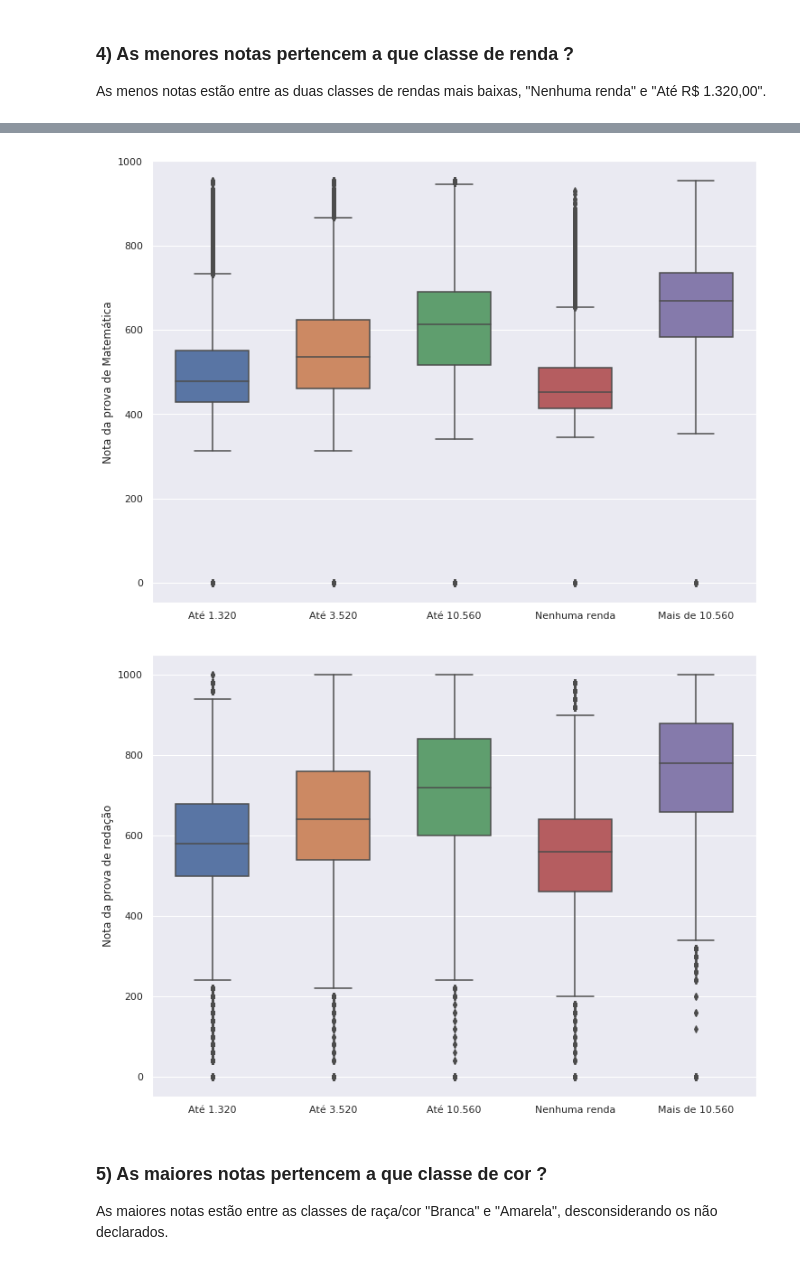
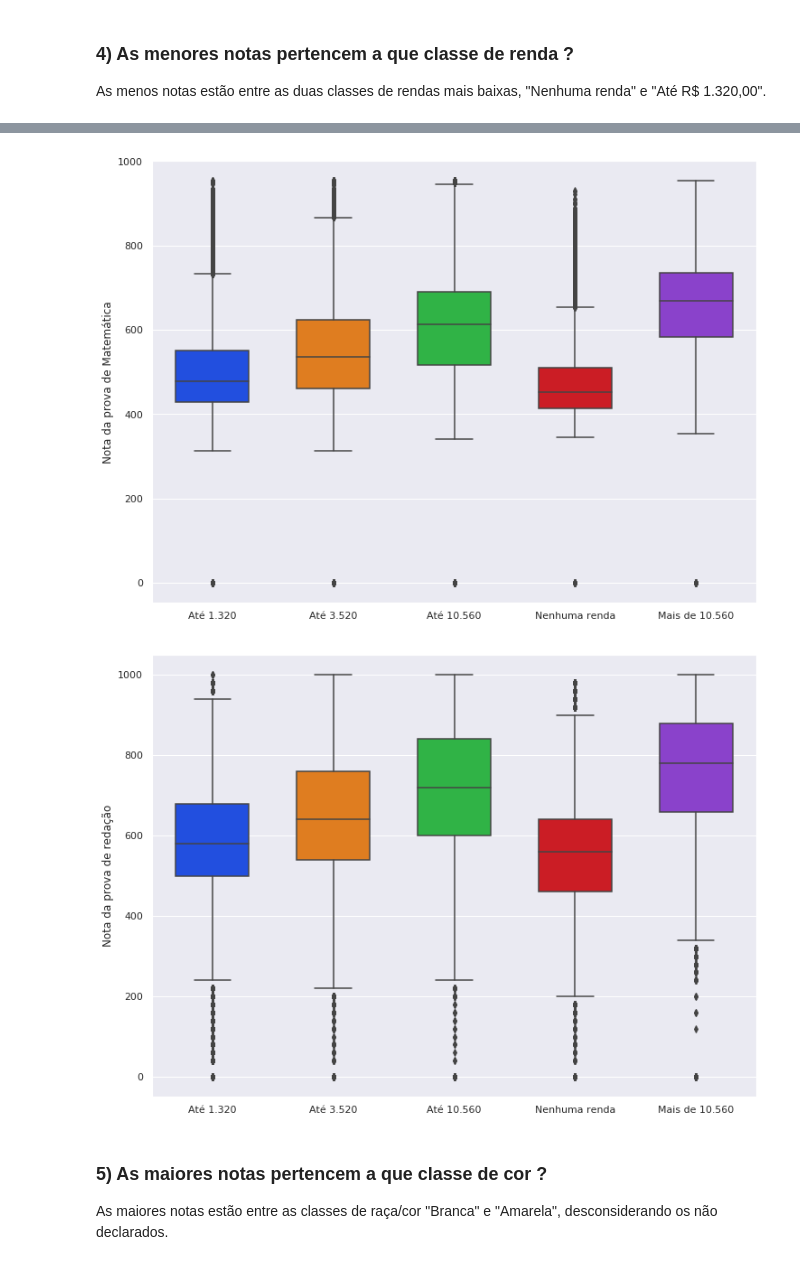
Before and after one commit to CayoEsn/Projeto_Final_Big_Data_Science, a Jupyter notebook: projeto_final_big_data_science_2022.ipynb, the cells around one changed output, grey strips where cells are left out. Saved outputs shown, nothing was run; the diff lists cells and outputs as text; code cells hidden in the pictures.

```diff
--- a/projeto_final_big_data_science_2022.ipynb
+++ b/projeto_final_big_data_science_2022.ipynb
@@ -206,19 +219,19 @@ plt.show()
 # %%
 sns.set(rc={'figure.figsize':(12,9)})
-sns.boxplot(x=enem_2021['Q006'], y=enem_2021['NU_NOTA_MT'], width=0.6)
+sns.boxplot(x=enem_2021['Q006'], y=enem_2021['NU_NOTA_MT'], width=0.6, palette="bright")
 plt.xlabel("")
 plt.ylabel("Nota da prova de Matemática")
 plt.show()
 # %% [output]
-[figure, old version]
+[figure, new version]
 # %%
 sns.set(rc={'figure.figsize':(12,9)})
-sns.boxplot(x=enem_2021['Q006'], y=enem_2021['NU_NOTA_REDACAO'], width=0.6)
+sns.boxplot(x=enem_2021['Q006'], y=enem_2021['NU_NOTA_REDACAO'], width=0.6, palette="bright")
 plt.xlabel("")
 plt.ylabel("Nota da prova de redação")
 plt.show()
 # %% [output]
-[figure, old version]
+[figure, new version]
 # %% [markdown]
 <h3>5) As maiores notas pertencem a que classe de cor ?</h3>
 
```
Also changed, not shown: parts of 15 cells of this notebook, 5 other files.
